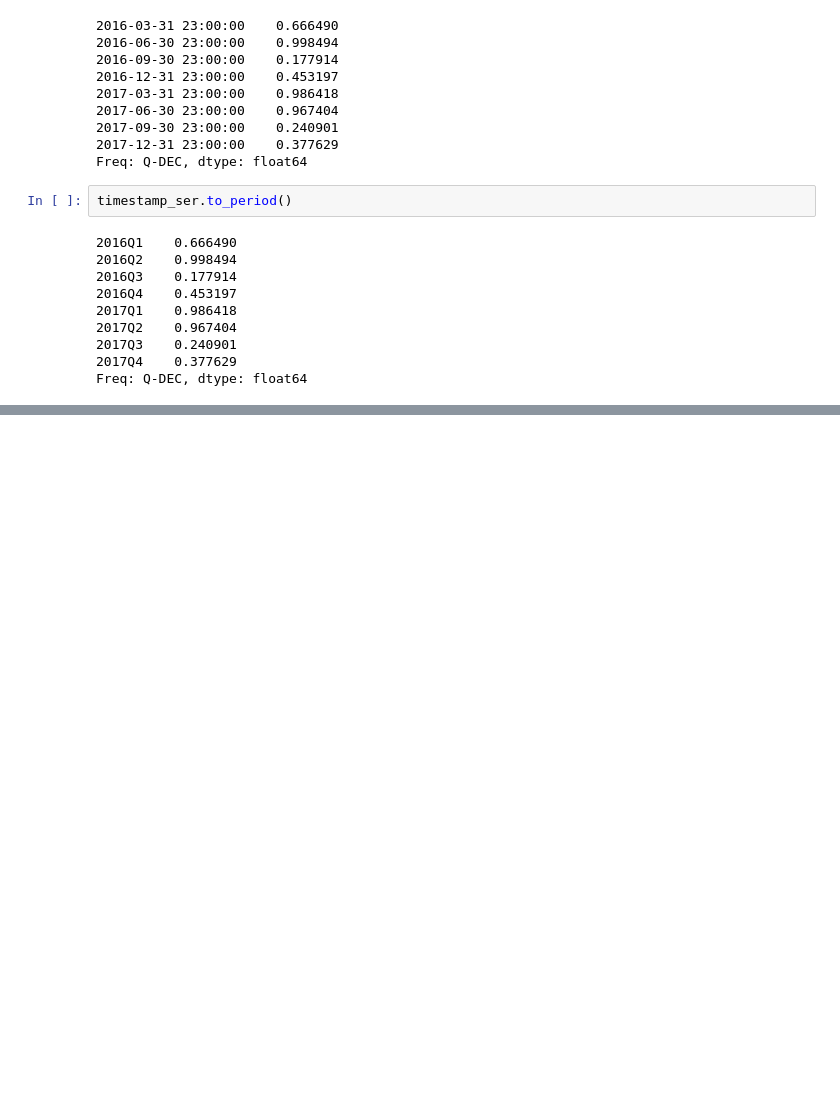
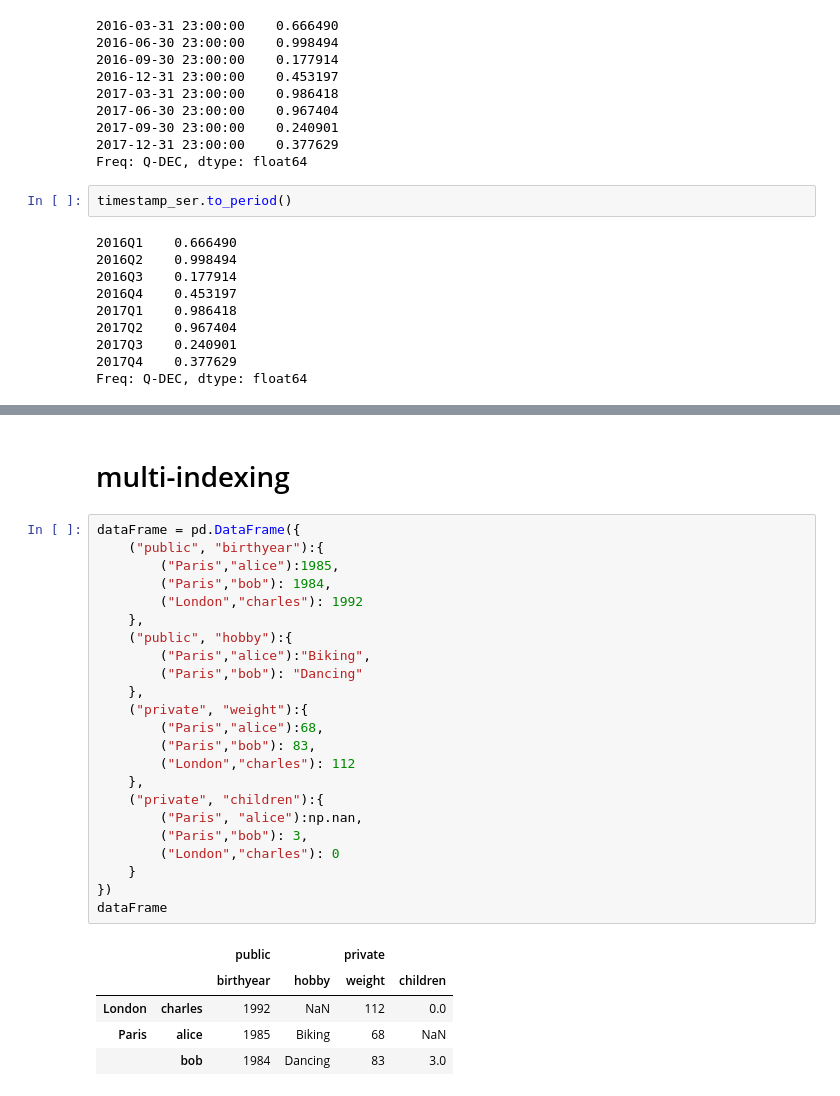
Before and after one commit to srqway/python, a Jupyter notebook: pandas-python/notebook/basic.ipynb, the cells around one changed output, grey strips where cells are left out. Drawn from its saved outputs; the diff is of its cells as text; blank space fills up the shorter version.

```diff
--- a/pandas-python/notebook/basic.ipynb
+++ b/pandas-python/notebook/basic.ipynb
@@ -319,0 +541,31 @@ Freq: Q-DEC, dtype: float64
+# %% [markdown]
+# multi-indexing
+# %%
+dataFrame = pd.DataFrame({
+    ("public", "birthyear"):{
+        ("Paris","alice"):1985,
+        ("Paris","bob"): 1984,
+        ("London","charles"): 1992
+    },
+    ("public", "hobby"):{
+        ("Paris","alice"):"Biking",
+        ("Paris","bob"): "Dancing"
+    },
+    ("private", "weight"):{
+        ("Paris","alice"):68,
+        ("Paris","bob"): 83,
+        ("London","charles"): 112
+    },
+    ("private", "children"):{
+        ("Paris", "alice"):np.nan,
+        ("Paris","bob"): 3,
+        ("London","charles"): 0
+    }
+})
+dataFrame
+# %% [output]
+|  |  | public |  | private |  |
+|  |  | birthyear | hobby | weight | children |
+| London | charles | 1992 | NaN | 112 | 0.0 |
+| Paris | alice | 1985 | Biking | 68 | NaN |
+|  | bob | 1984 | Dancing | 83 | 3.0 |
```
Also changed, not shown: parts of 48 cells of this notebook.
